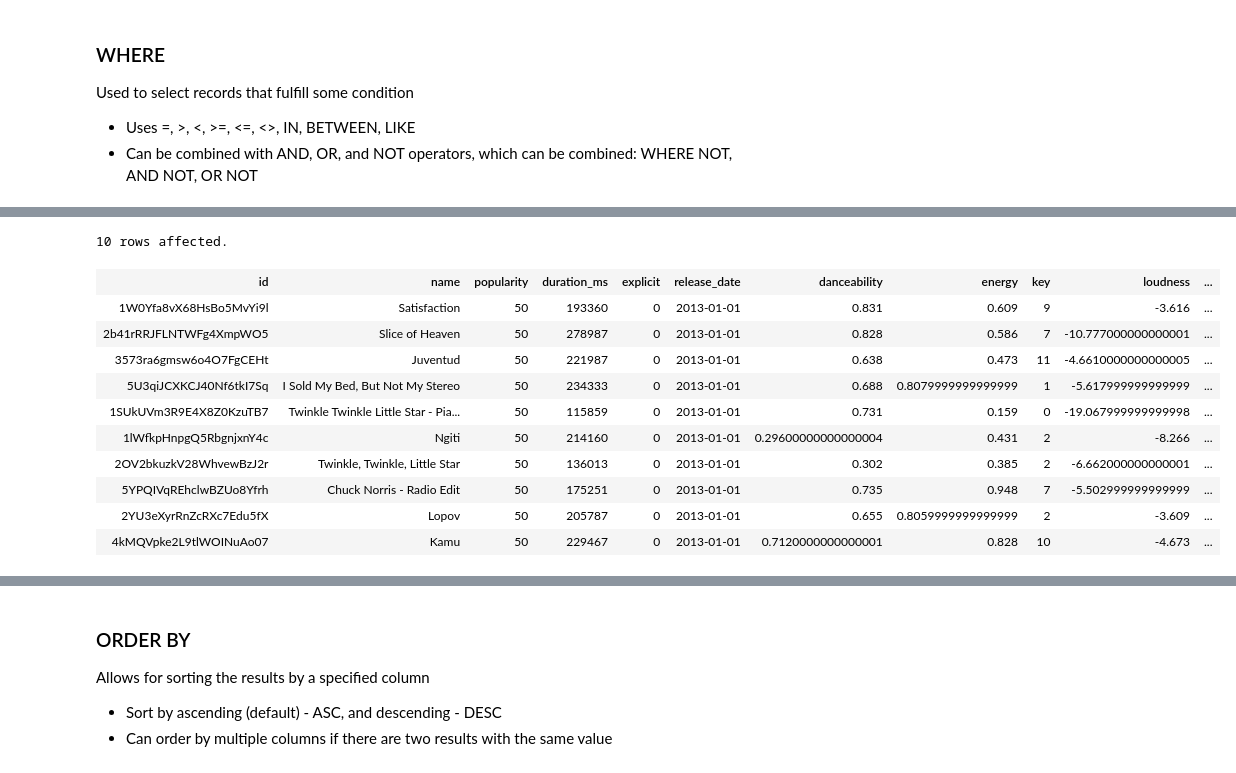
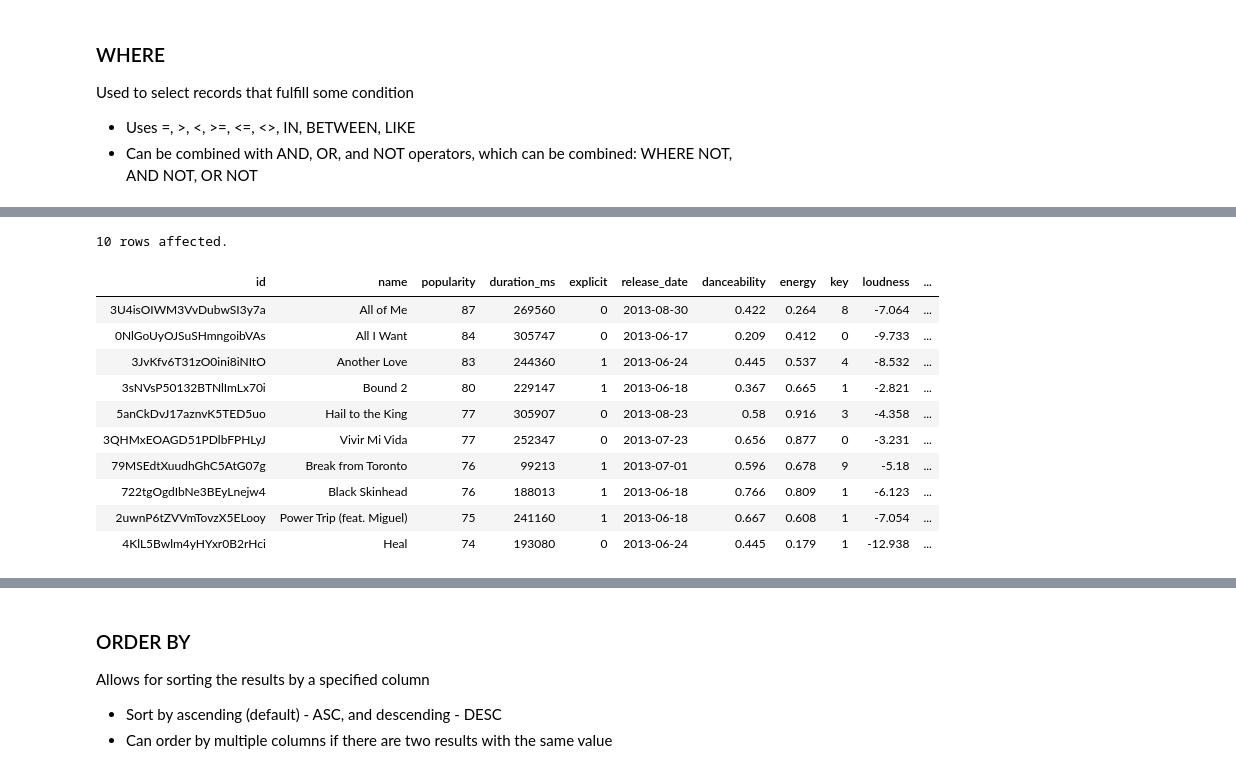
Before and after one commit to KevinKronk/sql-walkthrough-spotify, a Jupyter notebook: sql-walkthrough-spotify.ipynb, the cells around one changed output, grey strips where cells are left out. Saved outputs shown, nothing was run; the diff lists cells and outputs as text; code cells hidden in the pictures.

```diff
--- a/sql-walkthrough-spotify.ipynb
+++ b/sql-walkthrough-spotify.ipynb
@@ -426,20 +427,20 @@ WHERE artists IN ('Drake', 'Taylor Swift', 'Ed Sheeran');
 # %%
 %%sql
 SELECT *
-FROM tracks
-WHERE release_date BETWEEN '01-01-2013' AND '01-01-2014'
+FROM top_tracks
+WHERE release_date BETWEEN '06-01-2013' AND '09-01-2013'
 LIMIT 10;
 # %% [output]
 10 rows affected.
 | id | name | popularity | duration_ms | explicit | release_date | danceability | energy | key | loudness | ... |
-| 1W0Yfa8vX68HsBo5MvYi9l | Satisfaction | 50 | 193360 | 0 | 2013-01-01 | 0.831 | 0.609 | 9 | -3.616 | ... |
-| 2b41rRRJFLNTWFg4XmpWO5 | Slice of Heaven | 50 | 278987 | 0 | 2013-01-01 | 0.828 | 0.586 | 7 | -10.777000000000001 | ... |
-| 3573ra6gmsw6o4O7FgCEHt | Juventud | 50 | 221987 | 0 | 2013-01-01 | 0.638 | 0.473 | 11 | -4.6610000000000005 | ... |
-| 5U3qiJCXKCJ40Nf6tkI7Sq | I Sold My Bed, But Not My Stereo | 50 | 234333 | 0 | 2013-01-01 | 0.688 | 0.8079999999999999 | 1 | -5.617999999999999 | ... |
-| 1SUkUVm3R9E4X8Z0KzuTB7 | Twinkle Twinkle Little Star - Pia... | 50 | 115859 | 0 | 2013-01-01 | 0.731 | 0.159 | 0 | -19.067999999999998 | ... |
-| 1lWfkpHnpgQ5RbgnjxnY4c | Ngiti | 50 | 214160 | 0 | 2013-01-01 | 0.29600000000000004 | 0.431 | 2 | -8.266 | ... |
-| 2OV2bkuzkV28WhvewBzJ2r | Twinkle, Twinkle, Little Star | 50 | 136013 | 0 | 2013-01-01 | 0.302 | 0.385 | 2 | -6.662000000000001 | ... |
-| 5YPQIVqREhclwBZUo8Yfrh | Chuck Norris - Radio Edit | 50 | 175251 | 0 | 2013-01-01 | 0.735 | 0.948 | 7 | -5.502999999999999 | ... |
-| 2YU3eXyrRnZcRXc7Edu5fX | Lopov | 50 | 205787 | 0 | 2013-01-01 | 0.655 | 0.8059999999999999 | 2 | -3.609 | ... |
-| 4kMQVpke2L9tlWOINuAo07 | Kamu | 50 | 229467 | 0 | 2013-01-01 | 0.7120000000000001 | 0.828 | 10 | -4.673 | ... |
+| 3U4isOIWM3VvDubwSI3y7a | All of Me | 87 | 269560 | 0 | 2013-08-30 | 0.422 | 0.264 | 8 | -7.064 | ... |
+| 0NlGoUyOJSuSHmngoibVAs | All I Want | 84 | 305747 | 0 | 2013-06-17 | 0.209 | 0.412 | 0 | -9.733 | ... |
+| 3JvKfv6T31zO0ini8iNItO | Another Love | 83 | 244360 | 1 | 2013-06-24 | 0.445 | 0.537 | 4 | -8.532 | ... |
+| 3sNVsP50132BTNlImLx70i | Bound 2 | 80 | 229147 | 1 | 2013-06-18 | 0.367 | 0.665 | 1 | -2.821 | ... |
+| 5anCkDvJ17aznvK5TED5uo | Hail to the King | 77 | 305907 | 0 | 2013-08-23 | 0.58 | 0.916 | 3 | -4.358 | ... |
+| 3QHMxEOAGD51PDlbFPHLyJ | Vivir Mi Vida | 77 | 252347 | 0 | 2013-07-23 | 0.656 | 0.877 | 0 | -3.231 | ... |
+| 79MSEdtXuudhGhC5AtG07g | Break from Toronto | 76 | 99213 | 1 | 2013-07-01 | 0.596 | 0.678 | 9 | -5.18 | ... |
+| 722tgOgdIbNe3BEyLnejw4 | Black Skinhead | 76 | 188013 | 1 | 2013-06-18 | 0.766 | 0.809 | 1 | -6.123 | ... |
+| 2uwnP6tZVVmTovzX5ELooy | Power Trip (feat. Miguel) | 75 | 241160 | 1 | 2013-06-18 | 0.667 | 0.608 | 1 | -7.054 | ... |
+| 4KlL5Bwlm4yHYxr0B2rHci | Heal | 74 | 193080 | 0 | 2013-06-24 | 0.445 | 0.179 | 1 | -12.938 | ... |
 # %% [markdown]
```
Also changed, not shown: parts of 25 cells of this notebook.
